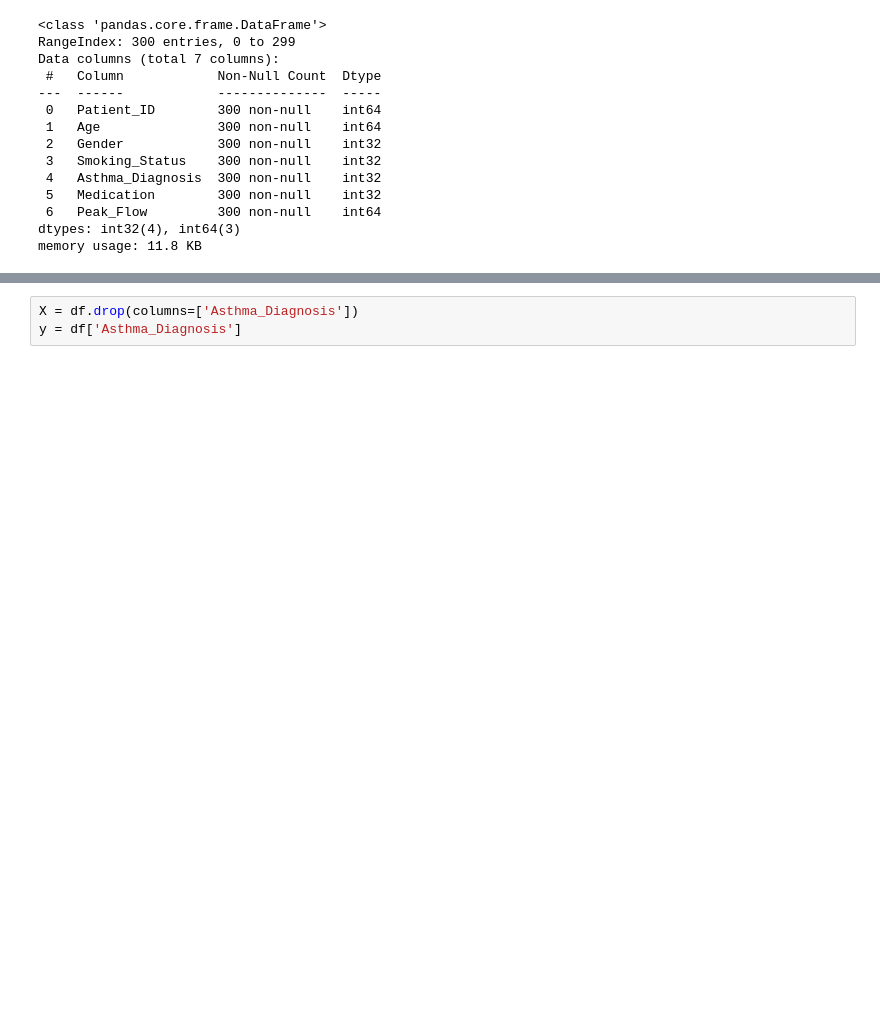
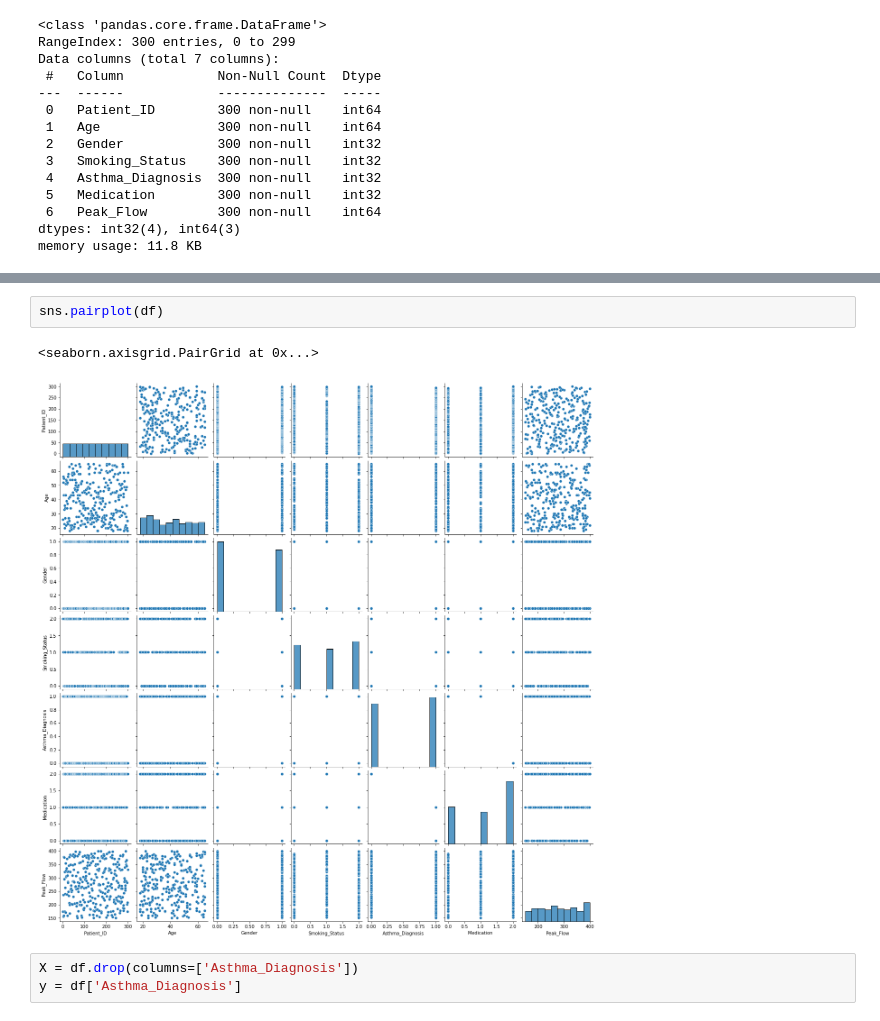
Before and after one commit to Narahari917/Medical_diagnosis, a Jupyter notebook: asthama.ipynb, the cells around one changed output, grey strips where cells are left out. Saved outputs shown, nothing was run; the diff lists cells and outputs as text; blank space fills up the shorter version.

```diff
--- a/asthama.ipynb
+++ b/asthama.ipynb
@@ -88,3 +96,8 @@ memory usage: 11.8 KB
+# %%
+sns.pairplot(df)
+# %% [output]
+<seaborn.axisgrid.PairGrid at 0x...>
+[figure, added]
 # %%
 X = df.drop(columns=['Asthma_Diagnosis'])
 y = df['Asthma_Diagnosis']
```
Also changed, not shown: parts of 8 cells of this notebook.
